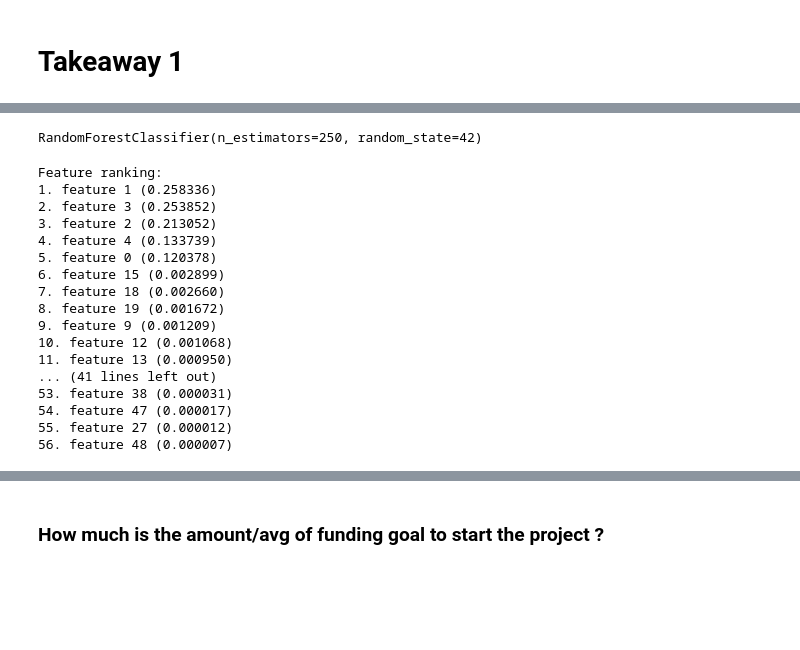
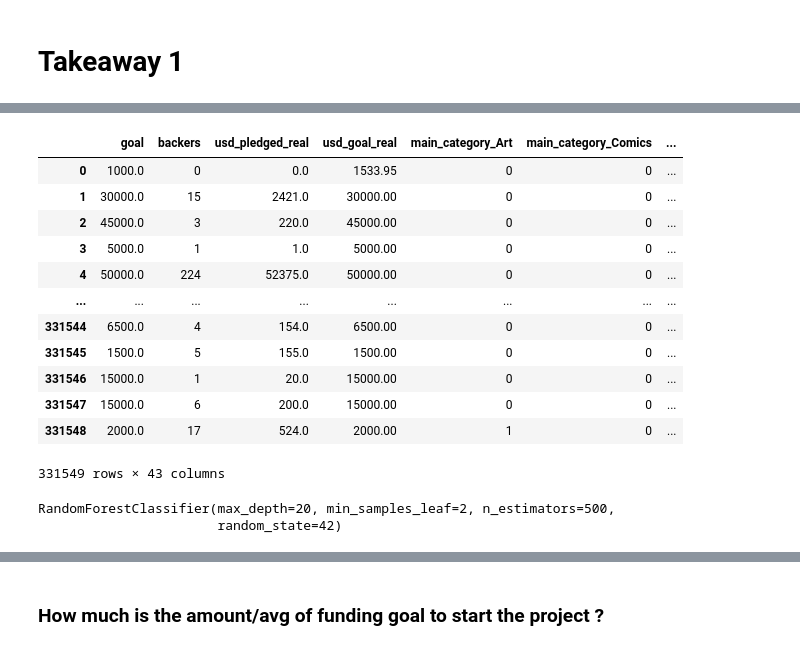
Before and after one commit to Raghadd7/Data-Scientist-blog-post, a Jupyter notebook: Data Science post.ipynb, the cells around one changed output, grey strips where cells are left out. Saved outputs shown, nothing was run; the diff lists cells and outputs as text; code cells hidden in the pictures; blank space fills up the shorter version.

```diff
--- a/Data Science post.ipynb
+++ b/Data Science post.ipynb
@@ -426,3 +382,19 @@ array([0, 0, 0, ..., 0, 0, 0], dtype=object)
+# %%
+df2
+# %% [output]
+|  | goal | backers | usd_pledged_real | usd_goal_real | main_category_Art | main_category_Comics | ... |
+| 0 | 1000.0 | 0 | 0.0 | 1533.95 | 0 | 0 | ... |
+| 1 | 30000.0 | 15 | 2421.0 | 30000.00 | 0 | 0 | ... |
+| 2 | 45000.0 | 3 | 220.0 | 45000.00 | 0 | 0 | ... |
+| 3 | 5000.0 | 1 | 1.0 | 5000.00 | 0 | 0 | ... |
+| 4 | 50000.0 | 224 | 52375.0 | 50000.00 | 0 | 0 | ... |
+| ... | ... | ... | ... | ... | ... | ... | ... |
+| 331544 | 6500.0 | 4 | 154.0 | 6500.00 | 0 | 0 | ... |
+| 331545 | 1500.0 | 5 | 155.0 | 1500.00 | 0 | 0 | ... |
+| 331546 | 15000.0 | 1 | 20.0 | 15000.00 | 0 | 0 | ... |
+| 331547 | 15000.0 | 6 | 200.0 | 15000.00 | 0 | 0 | ... |
+| 331548 | 2000.0 | 17 | 524.0 | 2000.00 | 1 | 0 | ... |
+331549 rows × 43 columns
 # %%
 import numpy as np
 import matplotlib.pyplot as plt
@@ -431,45 +403,16 @@ from sklearn.ensemble import RandomForestClassifier
 from sklearn.model_selection import train_test_split
 from sklearn.metrics import classification_report
 
-X = df2.values
-y = df.state.values
+X = df2
+y = df.state
 y=y.astype('int')
 
-X_train, X_test, y_train, y_test = train_test_split(X, y, test_size=0.2, random_state=10)
+X_train, X_test, y_train, y_test = train_test_split(X, y, test_size=0.2)
 
-forest = RandomForestClassifier(n_estimators=250,
+forest = RandomForestClassifier(n_estimators=500, max_depth=20, min_samples_leaf= 2,
                                 random_state=42)
 
 forest.fit(X_train, y_train)
 # %% [output]
-RandomForestClassifier(n_estimators=250, random_state=42)
+RandomForestClassifier(max_depth=20, min_samples_leaf=2, n_estimators=500,
+                       random_state=42)
-# %%
-importances = forest.feature_importances_
-
-std = np.std([tree.feature_importances_ for tree in forest.estimators_],
-             axis=0)
-indices = np.argsort(importances)[::-1]
-
-# Print the feature ranking
-print("Feature ranking:")
-
-for f in range(X.shape[1]):
-    print("%d. feature %d (%f)" % (f + 1, indices[f], importances[indices[f]]))
-# %% [output]
-Feature ranking:
-1. feature 1 (0.258336)
-2. feature 3 (0.253852)
-3. feature 2 (0.213052)
-4. feature 4 (0.133739)
-5. feature 0 (0.120378)
-6. feature 15 (0.002899)
-7. feature 18 (0.002660)
-8. feature 19 (0.001672)
-9. feature 9 (0.001209)
-10. feature 12 (0.001068)
-11. feature 13 (0.000950)
-... (41 lines left out)
-53. feature 38 (0.000031)
-54. feature 47 (0.000017)
-55. feature 27 (0.000012)
-56. feature 48 (0.000007)
```
Also changed, not shown: parts of 26 cells of this notebook.
